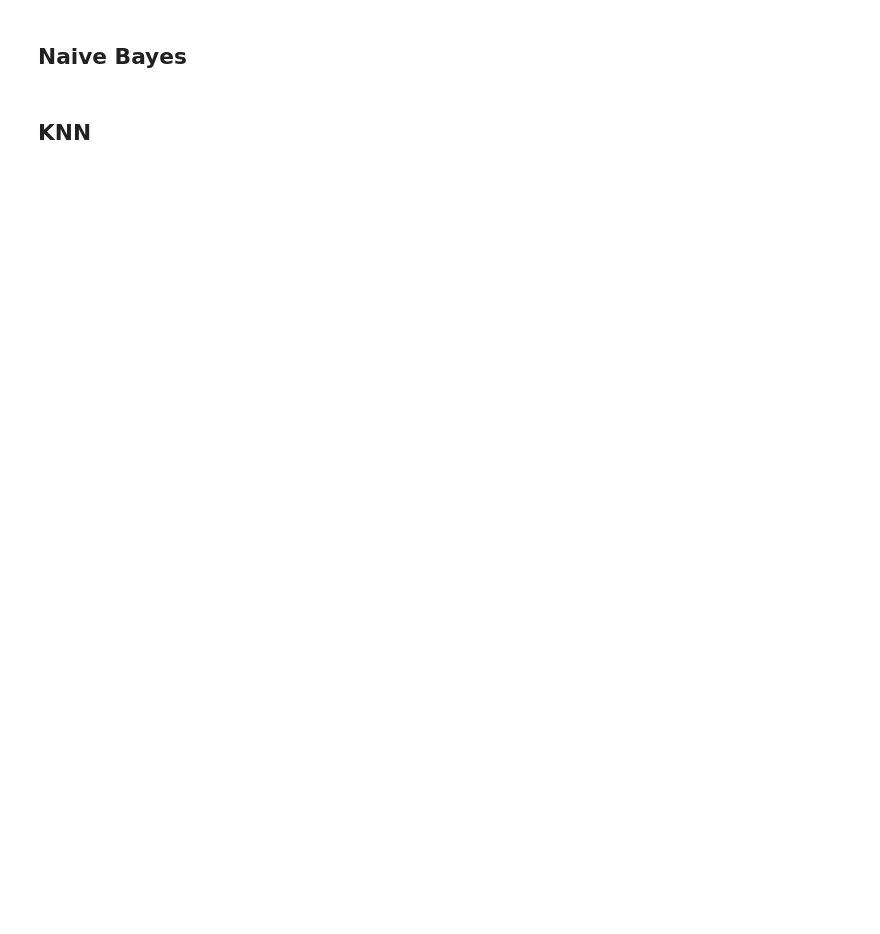
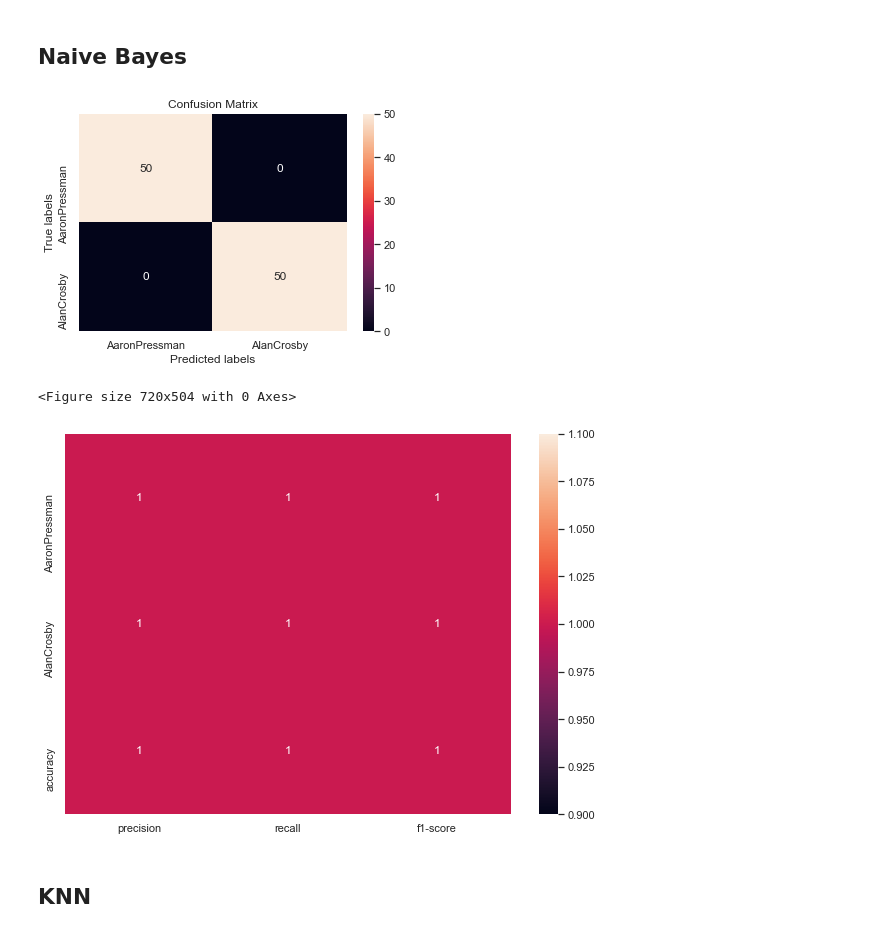
Before and after one commit to EN555/Author-Identification, a Jupyter notebook: Eviatar_models.ipynb, the cells around one changed output. Drawn from its saved outputs; the diff is of its cells as text; code cells hidden in the pictures; blank space fills up the shorter version.

Commit message:
KNN and Naive Bayes

```diff
--- a/Eviatar_models.ipynb
+++ b/Eviatar_models.ipynb
@@ -89,4 +88,6 @@ column_names = x_train.columns
 sel = VarianceThreshold(threshold=(.8 * (1 - .8)))
 sel.fit_transform(x_train)
 x_train = sel.transform(x_train)
-x_validation = x_validation.drop([feature for feature in np.array(x_train.columns) if feature not in sel.get_feature_names_out()],axis=1)
+x_validation = x_validation.drop([feature for feature in column_names if feature not in sel.get_feature_names_out()],axis=1)
+# %%
+x_test = x_test.drop([feature for feature in column_names if feature not in sel.get_feature_names_out()],axis=1)
@@ -93,4 +118,19 @@ x_validation = x_validation.drop([feature for feature in np.array(x_train.column
 # %% [markdown]
 ## Naive Bayes
+# %%
+from sklearn.naive_bayes import MultinomialNB
+class Naive_Bayes(Model):
+    def train(self, x_train, y_train,**kwargs):
+        self.mnb = MultinomialNB()
+        self.mnb.fit(x_train, y_train)
+        return self.mnb
+    def predict(self,x_validation):
+        return self.mnb.predict(x_validation)
+# Naive_Bayes().pipeline(x_train, y_train, x_validation.values, y_validation,"simple Naive Bayes 2 Authors",do_cross_validation=False)
+Naive_Bayes().pipeline(x_train, y_train, x_test, y_test,"simple Naive Bayes 2 Authors",do_cross_validation=False)
+# %% [output]
+[figure, added]
+<Figure size 720x504 with 0 Axes>
+[figure, added]
 # %% [markdown]
 ## KNN
```
Also changed, not shown: parts of 10 cells of this notebook.
